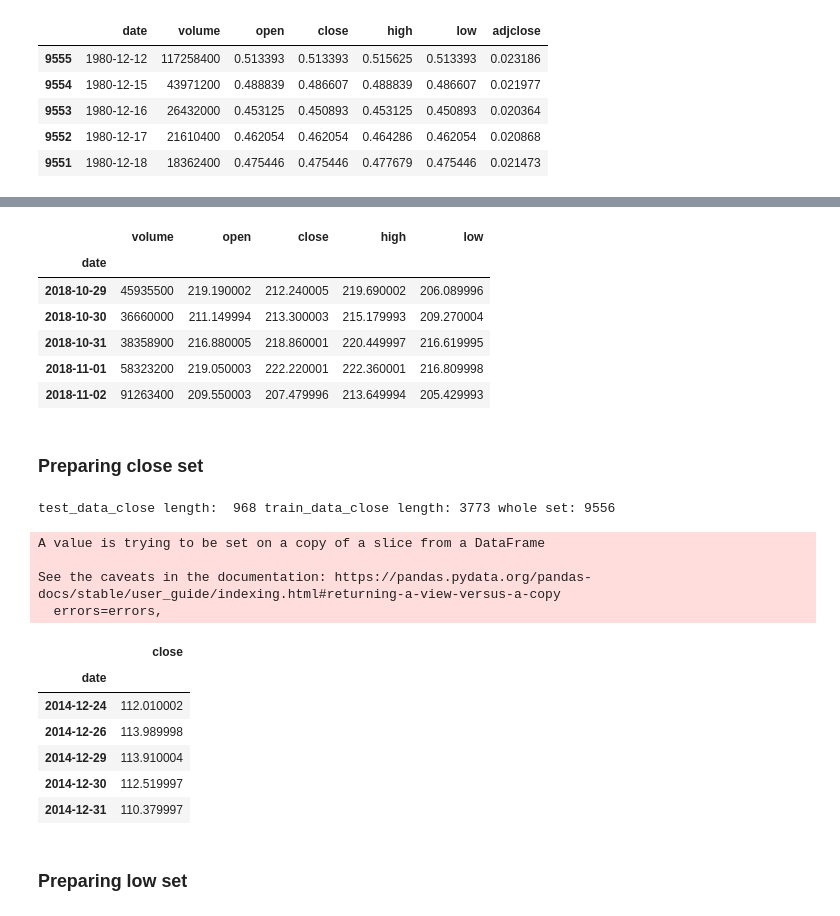
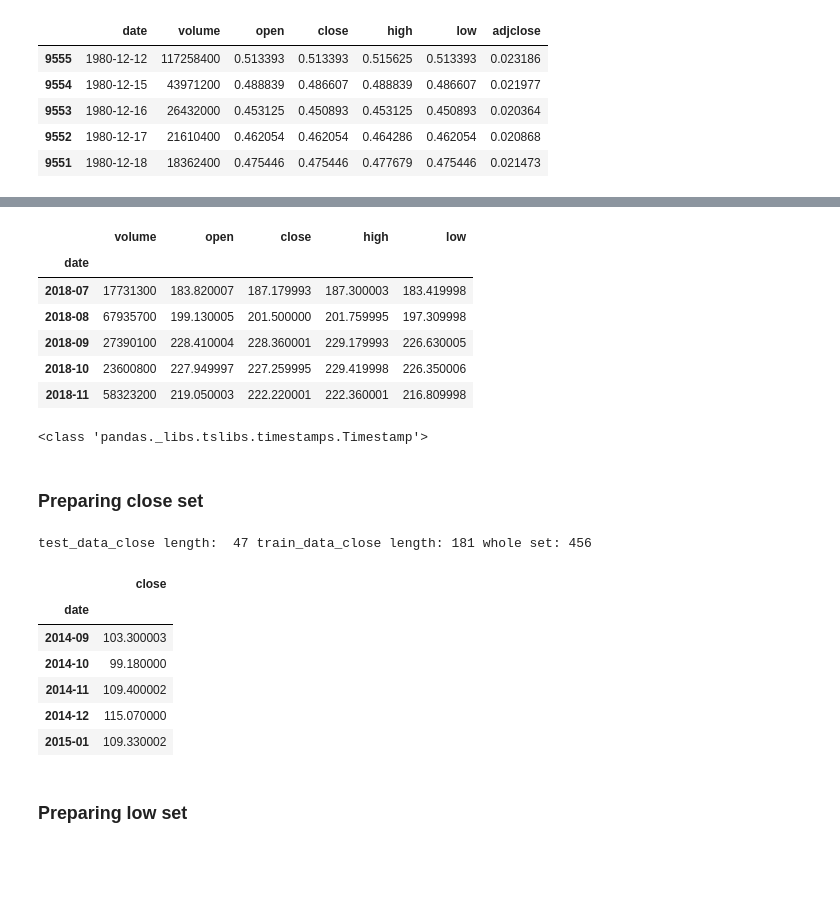
Before and after one commit to InNomineMortis/dl_diploma, a Jupyter notebook: main.ipynb, the cells around one changed output, grey strips where cells are left out. Cells and saved outputs as stored; diff of their text form; code cells hidden in the pictures; blank space fills up the shorter version.

```diff
--- a/main.ipynb
+++ b/main.ipynb
@@ -72,5 +72,3 @@ df.head()
 | 9553 | 1980-12-16 | 26432000 | 0.453125 | 0.450893 | 0.453125 | 0.450893 | 0.020364 |
 | 9552 | 1980-12-17 | 21610400 | 0.462054 | 0.462054 | 0.464286 | 0.462054 | 0.020868 |
 | 9551 | 1980-12-18 | 18362400 | 0.475446 | 0.475446 | 0.477679 | 0.475446 | 0.021473 |
-# %%
-df.set_index('date', inplace=True)
@@ -77,12 +90,15 @@ df.set_index('date', inplace=True)
 # %%
 df.drop(columns=['adjclose'], inplace=True)
+# %%
+df = df.groupby(pnd.DatetimeIndex(df.date).to_period('M')).nth(0)
+df.drop(columns=['date'], inplace=True)
 # %%
 df.tail()
 # %% [output]
 |  | volume | open | close | high | low |
 | date |  |  |  |  |  |
-| 2018-10-29 | 45935500 | 219.190002 | 212.240005 | 219.690002 | 206.089996 |
-| 2018-10-30 | 36660000 | 211.149994 | 213.300003 | 215.179993 | 209.270004 |
-| 2018-10-31 | 38358900 | 216.880005 | 218.860001 | 220.449997 | 216.619995 |
-| 2018-11-01 | 58323200 | 219.050003 | 222.220001 | 222.360001 | 216.809998 |
-| 2018-11-02 | 91263400 | 209.550003 | 207.479996 | 213.649994 | 205.429993 |
+| 2018-07 | 17731300 | 183.820007 | 187.179993 | 187.300003 | 183.419998 |
+| 2018-08 | 67935700 | 199.130005 | 201.500000 | 201.759995 | 197.309998 |
+| 2018-09 | 27390100 | 228.410004 | 228.360001 | 229.179993 | 226.630005 |
+| 2018-10 | 23600800 | 227.949997 | 227.259995 | 229.419998 | 226.350006 |
+| 2018-11 | 58323200 | 219.050003 | 222.220001 | 222.360001 | 216.809998 |
@@ -92,25 +107,27 @@ end_date = datetime.datetime(2020,1,1)
+# %%
+start_date = pnd.to_datetime('2015-01')
+print(type(start_date))
+end_date = pnd.to_datetime('2020-01')
+# %% [output]
+<class 'pandas._libs.tslibs.timestamps.Timestamp'>
 # %% [markdown]
 ### Preparing close set
 # %%
-train_data_close = df['2000-01-01':'2015-01-01']
+train_data_close = df['2000-01':'2015-01']
 train_data_close.drop(columns=['open', 'high', 'volume', 'low'], inplace=True)
-test_data_close = df['2015-01-02':'2020-01-01']
+test_data_close = df['2015-01':'2020-01']
 test_data_close.drop(columns=['open', 'high', 'volume', 'low'], inplace=True)
 print('test_data_close length: ', len(test_data_close), 'train_data_close length:', len(train_data_close), 'whole set:', len(df))
 train_data_close.tail()
 # %% [output]
-test_data_close length:  968 train_data_close length: 3773 whole set: 9556
+test_data_close length:  47 train_data_close length: 181 whole set: 456
-A value is trying to be set on a copy of a slice from a DataFrame
-
-See the caveats in the documentation: https://pandas.pydata.org/pandas-docs/stable/user_guide/indexing.html#returning-a-view-versus-a-copy
-  errors=errors,
 |  | close |
 | date |  |
-| 2014-12-24 | 112.010002 |
-| 2014-12-26 | 113.989998 |
-| 2014-12-29 | 113.910004 |
-| 2014-12-30 | 112.519997 |
-| 2014-12-31 | 110.379997 |
+| 2014-09 | 103.300003 |
+| 2014-10 | 99.180000 |
+| 2014-11 | 109.400002 |
+| 2014-12 | 115.070000 |
+| 2015-01 | 109.330002 |
 # %% [markdown]
 ### Preparing low set
 # %%
```
Also changed, not shown: parts of 31 cells of this notebook.
